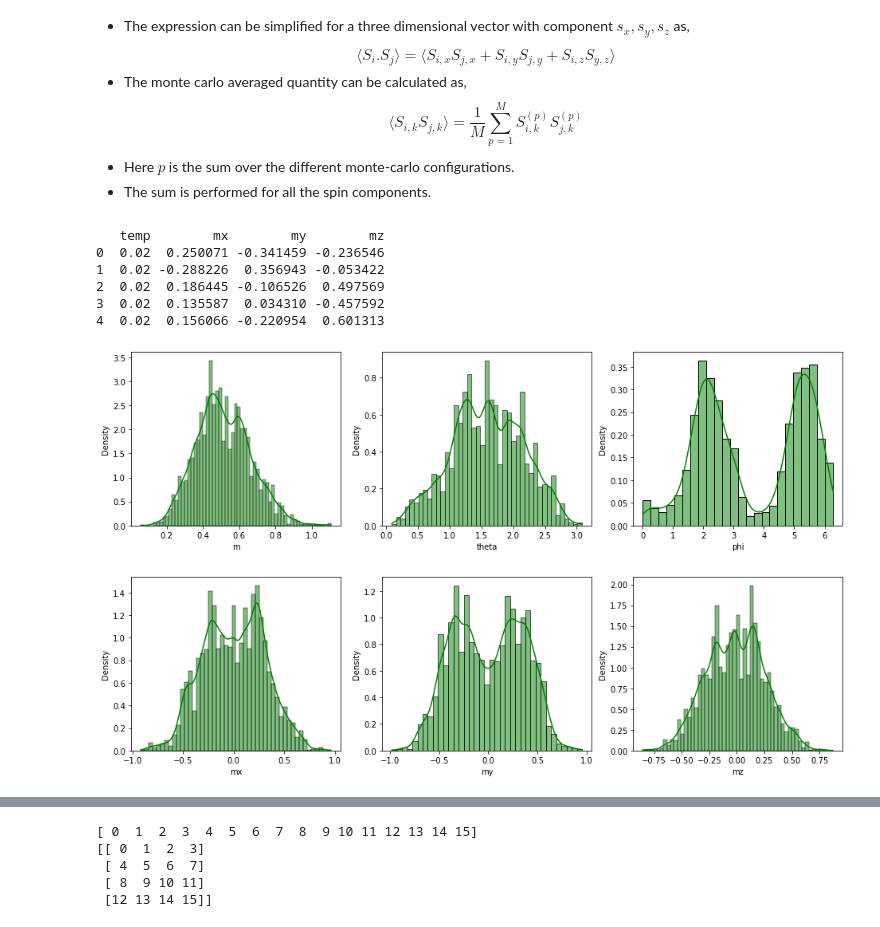
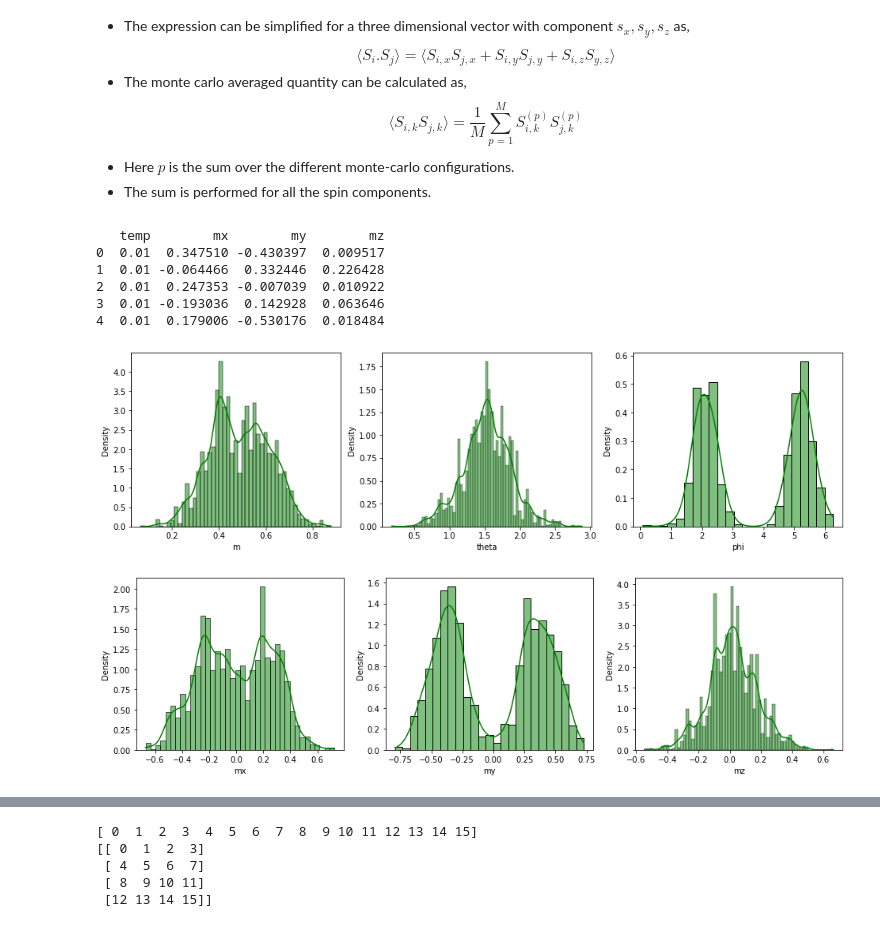
Before and after one commit to Shashi1a/tca_ptca, a Jupyter notebook: spinspincorr.ipynb, the cells around one changed output, grey strips where cells are left out. Cells and saved outputs as stored; diff of their text form; code cells hidden in the pictures.

```diff
--- a/spinspincorr.ipynb
+++ b/spinspincorr.ipynb
@@ -232,37 +286,37 @@ class StructureFactor:
 # %%
 
 L = 8
 ## create an instance of the class structure factor
 sf = StructureFactor(L)
 sf.lattind()
 ## calling the function to get the names of the file
 sf.getFile()
 
 #sf.filedict
 ## load data for temp = 0.01
-sf.loadData(0.02)
+sf.loadData(0.01)
 
 #print(sf.df.head())
 
 ### calcualte each component
 sf.calc_comp()
 
 print(sf.compdf.head())
 
 ### scatter plot distribution of m,theta,phi
 #sf.plotpx(sf.df, 'm', 'theta', 'phi', 'temp')
 
 ### scatter plot of mx,my,mz
 #sf.plotpx(sf.compdf, 'mx', 'my', 'mz', 'temp')
 
 sf.plothist(sf.df,'m','theta','phi')
 sf.plothist(sf.compdf, 'mx', 'my', 'mz')
 # %% [output]
    temp        mx        my        mz
-0  0.02  0.250071 -0.341459 -0.236546
-1  0.02 -0.288226  0.356943 -0.053422
-2  0.02  0.186445 -0.106526  0.497569
-3  0.02  0.135587  0.034310 -0.457592
-4  0.02  0.156066 -0.220954  0.601313
+0  0.01  0.347510 -0.430397  0.009517
+1  0.01 -0.064466  0.332446  0.226428
+2  0.01  0.247353 -0.007039  0.010922
+3  0.01 -0.193036  0.142928  0.063646
+4  0.01  0.179006 -0.530176  0.018484
-[figure, old version]
+[figure, new version]
-[figure, old version]
+[figure, new version]
```
Also changed, not shown: parts of 11 cells of this notebook.
